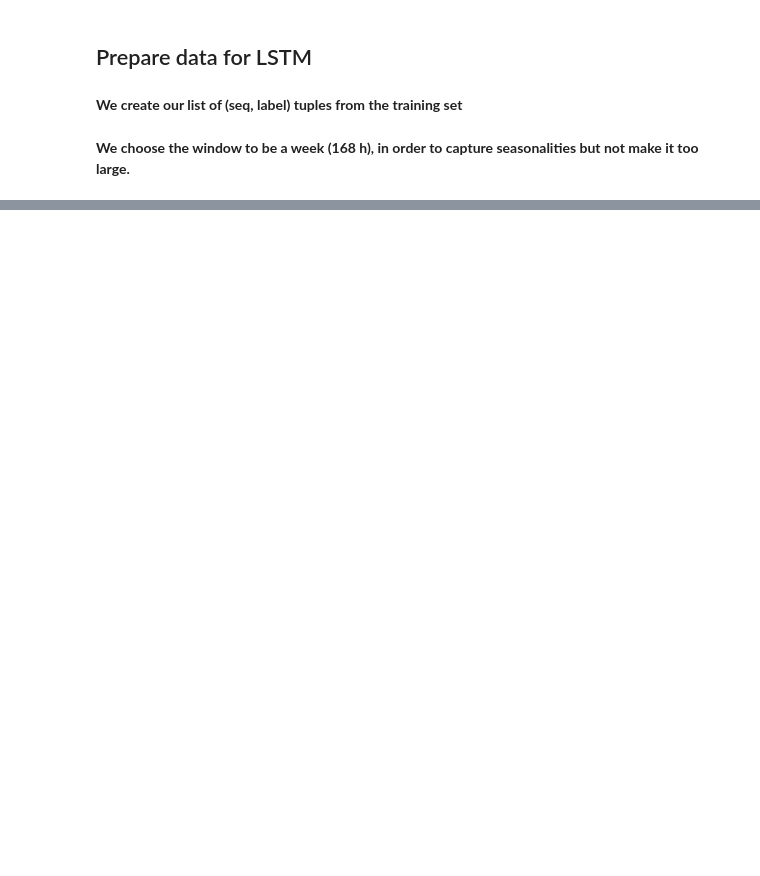
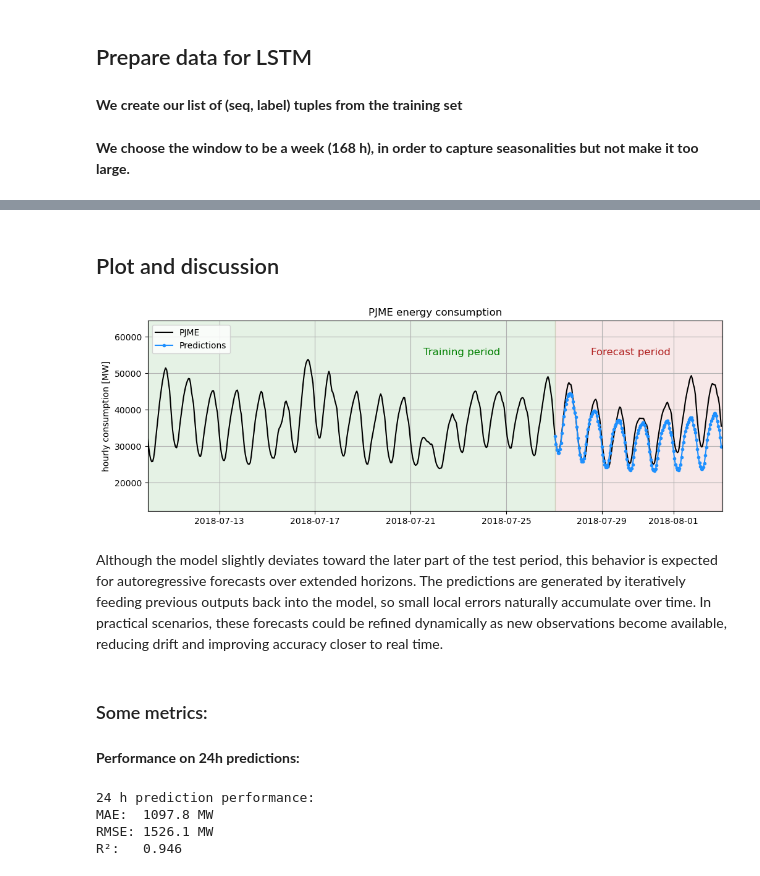
Before and after one commit to marciscar/energy-forecast-rnn, a Jupyter notebook: energy-forecast-rnn.ipynb, the cells around one changed output, grey strips where cells are left out. Saved outputs shown, nothing was run; the diff lists cells and outputs as text; code cells hidden in the pictures; blank space fills up the shorter version.

```diff
--- a/energy-forecast-rnn.ipynb
+++ b/energy-forecast-rnn.ipynb
@@ -142,7 +141,7 @@ plt.plot(train_norm)
 train_norm = torch.FloatTensor(train_norm).view(-1)
 
 # Define a window size
-window_size = 168
+window_size = 24 * 7
 
 # Define function to create (seq, label) tuples
 def input_data(seq, ws):  # ws is the window size
@@ -182,0 +270,15 @@ train_data[0]
+# %%
+future = test_size
+
+# seed: last real window
+preds = train_norm[-window_size:].tolist()
+
+model.eval()
+
+for i in range(future):
+    # seq needs shape [1, window, 1]
+    seq = torch.FloatTensor(preds[-window_size:]).view(1, window_size, 1)
+
+    with torch.no_grad():
+        y_hat = model(seq)        # output shape [1, 1]
+        preds.append(y_hat.item())
@@ -182,0 +287,3 @@ train_data[0]
+# %%
+true_predictions = scaler.inverse_transform(np.array(preds[window_size:]).reshape(-1, 1))
+true_predictions
@@ -182,0 +325,31 @@ train_data[0]
+# %% [markdown]
+## Plot and discussion
+# %%
+x = np.arange('2018-07-27 01:00:00', '2018-08-03 01:00:00', dtype='datetime64[h]').astype('datetime64[h]')
+# %%
+plt.figure(figsize=(12,4))
+
+plt.autoscale(axis='x',tight=True)
+plt.plot(df['PJME_MW'], '-k', linewidth=1.5, label='PJME')
+plt.plot(x, true_predictions, '-o', color='dodgerblue', markersize=3, label='Predictions')
+
+plt.axvspan(x[-168], x[-1], color='firebrick', alpha=0.1)
+plt.axvspan('2017', x[-168], color='green', alpha=0.1)
+
+plt.text(pd.Timestamp('2018-07-28 13:00:00'), 55000, "Forecast period", color='firebrick', fontsize=12)
+plt.text(pd.Timestamp('2018-07-21 13:00:00'), 55000, "Training period", color='green', fontsize=12)
+
+plt.ylabel('hourly consumption [MW]')
+plt.title('PJME energy consumption')
+
+plt.xlim(pd.Timestamp('2018-07-10'), pd.Timestamp('2018-08-03 01:00:00'))
+plt.grid(True)
+plt.legend(loc=2)
+# plt.savefig("figures/forecast_plot.pdf", bbox_inches="tight")
+plt.show()
+# %% [output]
+[figure, added]
+# %% [markdown]
+Although the model slightly deviates toward the later part of the test period, this behavior is expected for autoregressive forecasts over extended horizons. The predictions are generated by iteratively feeding previous outputs back into the model, so small local errors naturally accumulate over time. In practical scenarios, these forecasts could be refined dynamically as new observations become available, reducing drift and improving accuracy closer to real time.
+# %% [markdown]
+### Some metrics:
@@ -182,0 +358,16 @@ train_data[0]
+# %% [markdown]
+**Performance on 24h predictions:**
+# %%
+mae  = mean_absolute_error(true_values[:24], true_predictions[:24])
+rmse = math.sqrt(mean_squared_error(true_values[:24], true_predictions[:24]))
+r2   = r2_score(true_values[:24], true_predictions[:24])
+
+print('24 h prediction performance:')
+print(f"MAE:  {mae:.1f} MW")
+print(f"RMSE: {rmse:.1f} MW")
+print(f"R²:   {r2:.3f}")
+# %% [output]
+24 h prediction performance:
+MAE:  1097.8 MW
+RMSE: 1526.1 MW
+R²:   0.946
```
Also changed, not shown: parts of 24 cells of this notebook, 2 other files.
